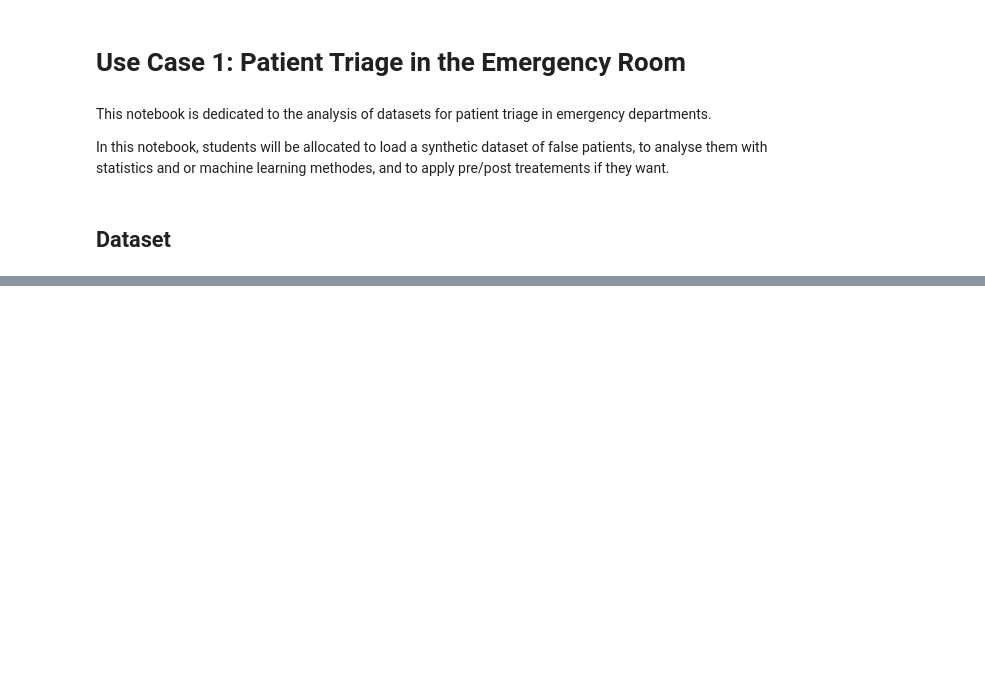
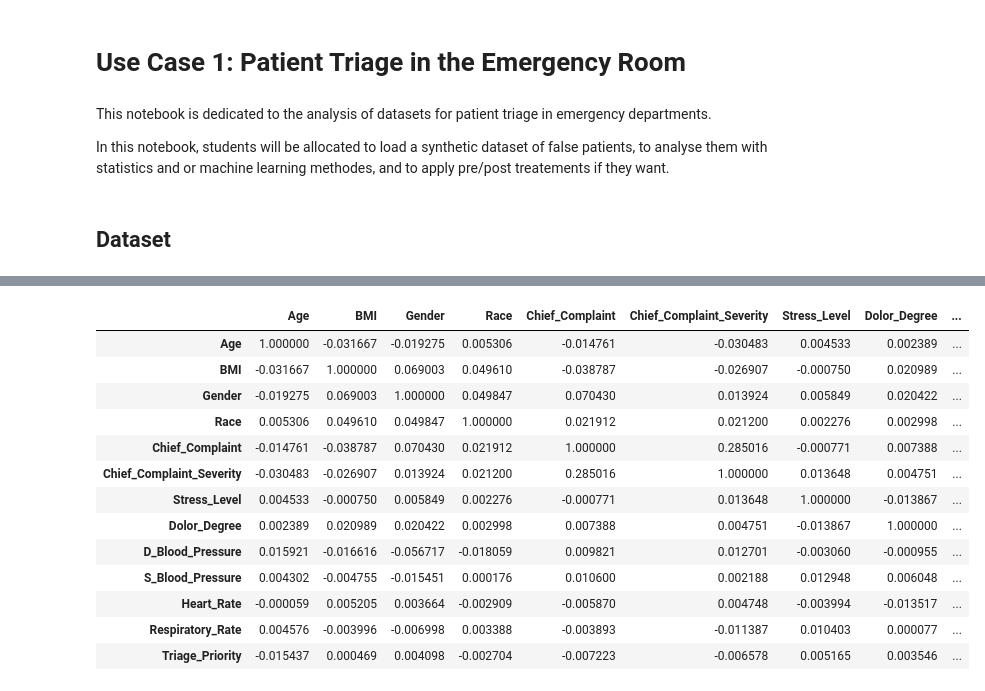
Before and after one commit to a-t-richard/AI-Responsibility-in-Healthcare, a Jupyter notebook: UC1-patient-triage/UC1_Patient_Triage.ipynb, the cells around one changed output, grey strips where cells are left out. Saved outputs shown, nothing was run; the diff lists cells and outputs as text; code cells hidden in the pictures; blank space fills up the shorter version.

```diff
--- a/UC1-patient-triage/UC1_Patient_Triage.ipynb
+++ b/UC1-patient-triage/UC1_Patient_Triage.ipynb
@@ -32,2 +103,18 @@ To use this dataset, we first need to load it from the file *UC1-dataset.csv*
 # %%
-# YOUR CODE HERE
+corr_df = df.apply(lambda x: x.factorize()[0]).corr()
+corr_df
+# %% [output]
+|  | Age | BMI | Gender | Race | Chief_Complaint | Chief_Complaint_Severity | Stress_Level | Dolor_Degree | ... |
+| Age | 1.000000 | -0.031667 | -0.019275 | 0.005306 | -0.014761 | -0.030483 | 0.004533 | 0.002389 | ... |
+| BMI | -0.031667 | 1.000000 | 0.069003 | 0.049610 | -0.038787 | -0.026907 | -0.000750 | 0.020989 | ... |
+| Gender | -0.019275 | 0.069003 | 1.000000 | 0.049847 | 0.070430 | 0.013924 | 0.005849 | 0.020422 | ... |
+| Race | 0.005306 | 0.049610 | 0.049847 | 1.000000 | 0.021912 | 0.021200 | 0.002276 | 0.002998 | ... |
+| Chief_Complaint | -0.014761 | -0.038787 | 0.070430 | 0.021912 | 1.000000 | 0.285016 | -0.000771 | 0.007388 | ... |
+| Chief_Complaint_Severity | -0.030483 | -0.026907 | 0.013924 | 0.021200 | 0.285016 | 1.000000 | 0.013648 | 0.004751 | ... |
+| Stress_Level | 0.004533 | -0.000750 | 0.005849 | 0.002276 | -0.000771 | 0.013648 | 1.000000 | -0.013867 | ... |
+| Dolor_Degree | 0.002389 | 0.020989 | 0.020422 | 0.002998 | 0.007388 | 0.004751 | -0.013867 | 1.000000 | ... |
+| D_Blood_Pressure | 0.015921 | -0.016616 | -0.056717 | -0.018059 | 0.009821 | 0.012701 | -0.003060 | -0.000955 | ... |
+| S_Blood_Pressure | 0.004302 | -0.004755 | -0.015451 | 0.000176 | 0.010600 | 0.002188 | 0.012948 | 0.006048 | ... |
+| Heart_Rate | -0.000059 | 0.005205 | 0.003664 | -0.002909 | -0.005870 | 0.004748 | -0.003994 | -0.013517 | ... |
+| Respiratory_Rate | 0.004576 | -0.003996 | -0.006998 | 0.003388 | -0.003893 | -0.011387 | 0.010403 | 0.000077 | ... |
+| Triage_Priority | -0.015437 | 0.000469 | 0.004098 | -0.002704 | -0.007223 | -0.006578 | 0.005165 | 0.003546 | ... |
```
Also changed, not shown: parts of 44 cells of this notebook, 3 other files.
